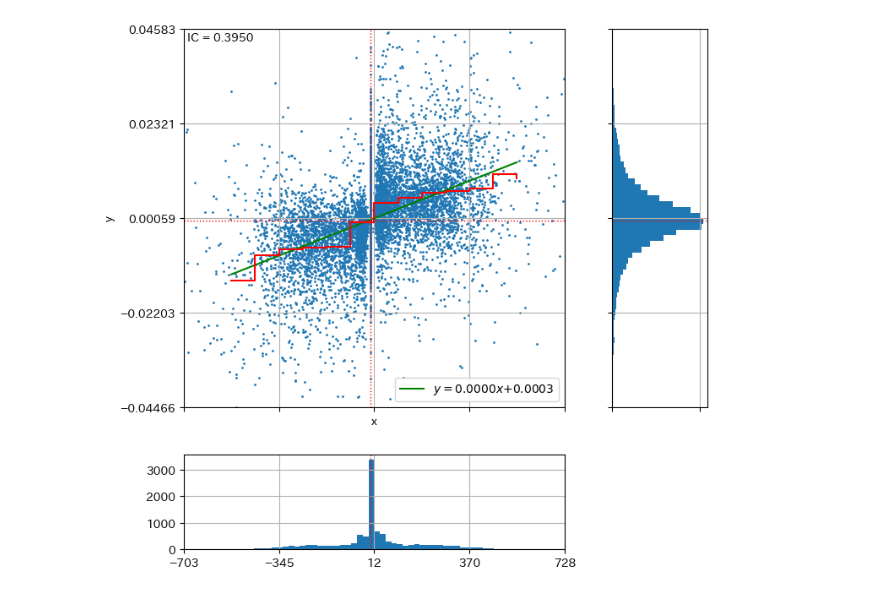
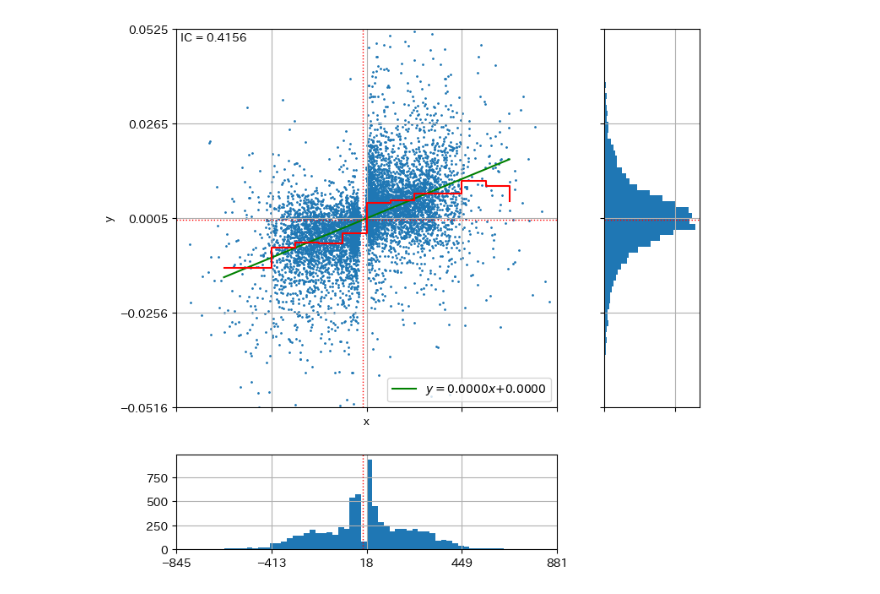
Before and after one commit to WannabeBotter/binance_exercise, a Jupyter notebook: richman_exercise_IC.ipynb, the cells around one changed output. Drawn from its saved outputs; the diff is of its cells as text; code cells hidden in the pictures.

```diff
--- a/richman_exercise_IC.ipynb
+++ b/richman_exercise_IC.ipynb
@@ -105,6 +105,6 @@ def simulate_atrkun(symbol = None, df_timebar = None, window_size = 14, atr_fact
 # %%
 fee = 0.0
 df_timebar = exercise_util.concat_timebar_files('BTCUSDT', 3600)
-simulate_atrkun('BTCUSDT', df_timebar, window_size = 14, atr_factor = 0.5, fee = fee, force_exit_steps = 1)
+simulate_atrkun('BTCUSDT', df_timebar, window_size = 14, atr_factor = 0.5)
 # %% [output]
-[figure, old version]
+[figure, new version]
```
